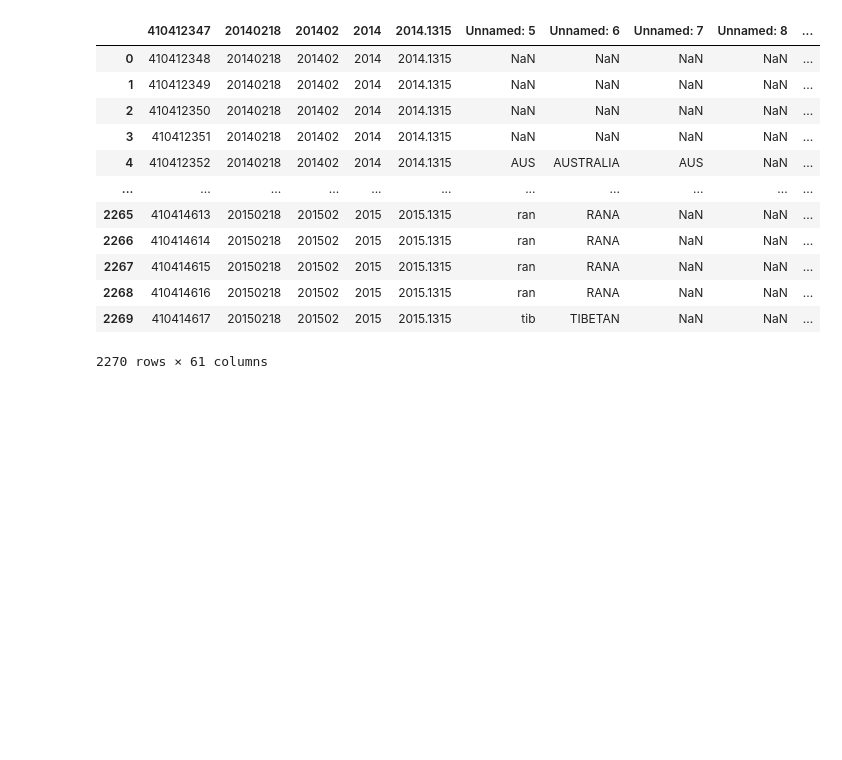
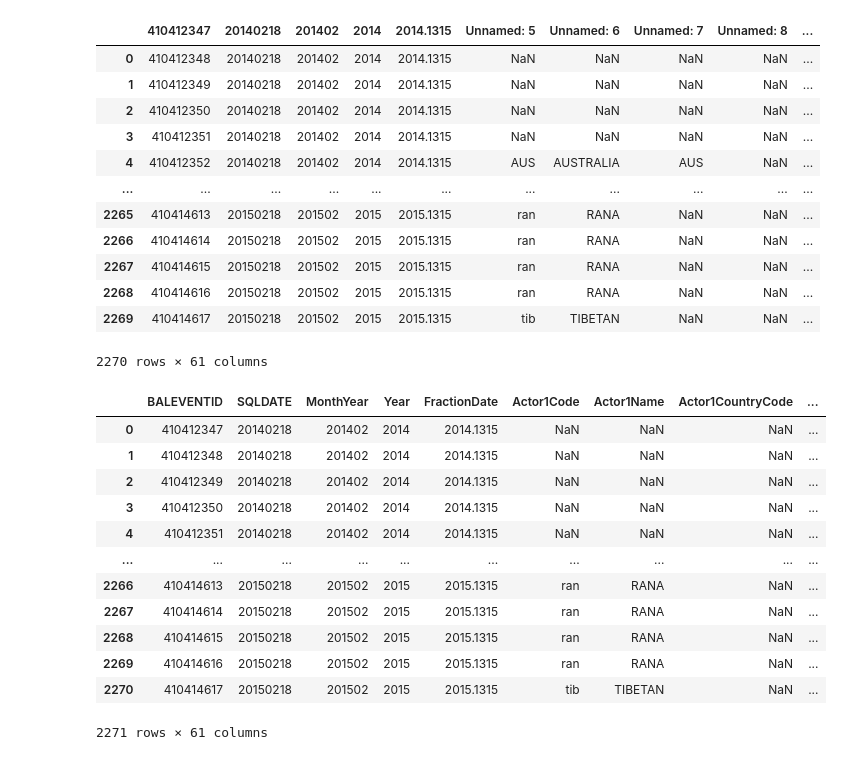
Before and after one commit to dodofit/NoSQL_project_GDELT, a Jupyter notebook: explo/dorian/csv_check.ipynb, the cells around one changed output. Cells and saved outputs as stored; diff of their text form; code cells hidden in the pictures; blank space fills up the shorter version.

Commit message:
header event

```diff
--- a/explo/dorian/csv_check.ipynb
+++ b/explo/dorian/csv_check.ipynb
@@ -48,4 +54,24 @@ sample
 | 2269 | 410414617 | 20150218 | 201502 | 2015 | 2015.1315 | tib | TIBETAN | NaN | NaN | ... |
 2270 rows × 61 columns
 # %%
-'BALEVENTID'	'SQLDATE	MonthYear'	'Year'	'FractionDate'	'Actor1Code'	'Actor1Name'	'Actor1CountryCode'	'Actor1KnownGroupCode'	'Actor1EthnicCode'	Actor1Religion1Code	Actor1Religion2Code	Actor1Type1Code	Actor1Type2Code	Actor1Type3Code	Actor2Code	Actor2Name	Actor2CountryCode	Actor2KnownGroupCode	Actor2EthnicCode	Actor2Religion1Code	Actor2Religion2Code	Actor2Type1Code	Actor2Type2Code	Actor2Type3Code	IsRootEvent	EventCode	EventBaseCode	EventRootCode	QuadClass	GoldsteinScale	NumMentions	NumSources	NumArticles	AvgTone	Actor1Geo_Type	Actor1Geo_FullName	Actor1Geo_CountryCode	Actor1Geo_ADM1Code	Actor1Geo_ADM2Code	Actor1Geo_Lat	Actor1Geo_Long	Actor1Geo_FeatureID	Actor2Geo_Type	Actor2Geo_FullName	Actor2Geo_CountryCode	Actor2Geo_ADM1Code	Actor2Geo_ADM2Code	Actor2Geo_Lat	Actor2Geo_Long	Actor2Geo_FeatureID	ActionGeo_Type	ActionGeo_FullName	ActionGeo_CountryCode	ActionGeo_ADM1Code	ActionGeo_ADM2Code	ActionGeo_Lat	ActionGeo_Long	ActionGeo_FeatureID	DATEADDED	SOURCEURL
+list_header= ['BALEVENTID','SQLDATE',	'MonthYear',	'Year',	'FractionDate',	'Actor1Code',	'Actor1Name',	'Actor1CountryCode',	'Actor1KnownGroupCode',	'Actor1EthnicCode',	'Actor1Religion1Code',	'Actor1Religion2Code',	'Actor1Type1Code',	'Actor1Type2Code',	'Actor1Type3Code',	'Actor2Code',	'Actor2Name',	'Actor2CountryCode',	'Actor2KnownGroupCode',	'Actor2EthnicCode',	'Actor2Religion1Code',	'Actor2Religion2Code',	'Actor2Type1Code',	'Actor2Type2Code',	'Actor2Type3Code',	'IsRootEvent',	'EventCode',	'EventBaseCode',	'EventRootCode',	'QuadClass',	'GoldsteinScale',	'NumMentions',	'NumSources',	'NumArticles',	'AvgTone',	'Actor1Geo_Type',	'Actor1Geo_FullName',	'Actor1Geo_CountryCode',	'Actor1Geo_ADM1Code',	'Actor1Geo_ADM2Code',	'Actor1Geo_Lat',	'Actor1Geo_Long',	'Actor1Geo_FeatureID',	'Actor2Geo_Type',	'Actor2Geo_FullName',	'Actor2Geo_CountryCode',	'Actor2Geo_ADM1Code',	'Actor2Geo_ADM2Code',	'Actor2Geo_Lat',	'Actor2Geo_Long',	'Actor2Geo_FeatureID',	'ActionGeo_Type',	'ActionGeo_FullName',	'ActionGeo_CountryCode',	'ActionGeo_ADM1Code',	'ActionGeo_ADM2Code',	'ActionGeo_Lat',	'ActionGeo_Long',	'ActionGeo_FeatureID',	'DATEADDED',	'SOURCEURL']
+# %%
+sample = pd.read_csv('/Users/dorianfitton/Documents/Cours_Télécom/NoSQL_project_GDELT/explo/dorian/data/20150218230000.export.CSV', delimiter="\t", header=None)
+# %%
+sample.columns=list_header
+# %%
+sample
+# %% [output]
+|  | BALEVENTID | SQLDATE | MonthYear | Year | FractionDate | Actor1Code | Actor1Name | Actor1CountryCode | ... |
+| 0 | 410412347 | 20140218 | 201402 | 2014 | 2014.1315 | NaN | NaN | NaN | ... |
+| 1 | 410412348 | 20140218 | 201402 | 2014 | 2014.1315 | NaN | NaN | NaN | ... |
+| 2 | 410412349 | 20140218 | 201402 | 2014 | 2014.1315 | NaN | NaN | NaN | ... |
+| 3 | 410412350 | 20140218 | 201402 | 2014 | 2014.1315 | NaN | NaN | NaN | ... |
+| 4 | 410412351 | 20140218 | 201402 | 2014 | 2014.1315 | NaN | NaN | NaN | ... |
+| ... | ... | ... | ... | ... | ... | ... | ... | ... | ... |
+| 2266 | 410414613 | 20150218 | 201502 | 2015 | 2015.1315 | ran | RANA | NaN | ... |
+| 2267 | 410414614 | 20150218 | 201502 | 2015 | 2015.1315 | ran | RANA | NaN | ... |
+| 2268 | 410414615 | 20150218 | 201502 | 2015 | 2015.1315 | ran | RANA | NaN | ... |
+| 2269 | 410414616 | 20150218 | 201502 | 2015 | 2015.1315 | ran | RANA | NaN | ... |
+| 2270 | 410414617 | 20150218 | 201502 | 2015 | 2015.1315 | tib | TIBETAN | NaN | ... |
+2271 rows × 61 columns
```
Also changed, not shown: parts of 3 cells of this notebook.
